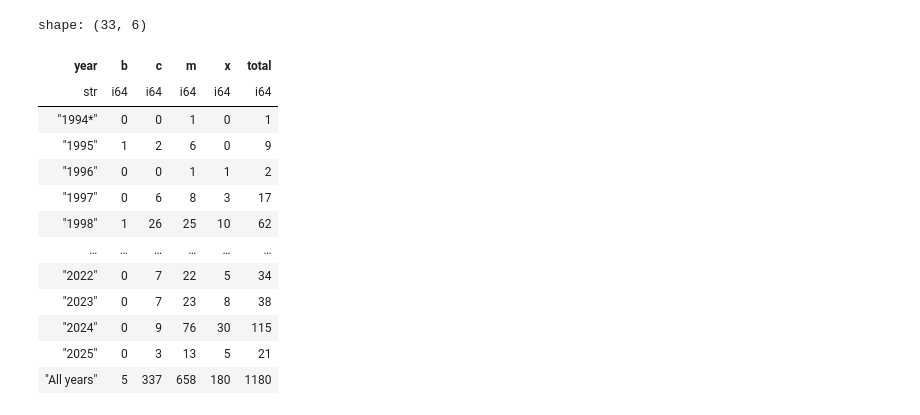
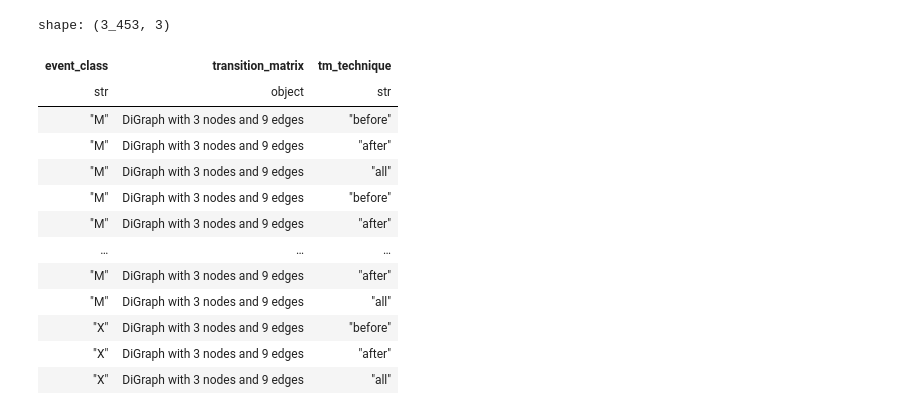
Before and after one commit to dosquisd/KONUS-HMM, a Jupyter notebook: notebooks/001_testing_around.ipynb, the cells around one changed output. Saved outputs shown, nothing was run; the diff lists cells and outputs as text; code cells hidden in the pictures.

Commit message:
feat: make the firsts test using transition matrices and markov analysis

```diff
--- a/notebooks/001_testing_around.ipynb
+++ b/notebooks/001_testing_around.ipynb
@@ -25,17 +18,0 @@ shape: (3_542, 11)
-# %%
-pl.read_csv(DATADIR / "solar_events_metadata.csv").drop("href")
-# %% [output]
-shape: (33, 6)
-| year | b | c | m | x | total |
-| str | i64 | i64 | i64 | i64 | i64 |
-| "1994*" | 0 | 0 | 1 | 0 | 1 |
-| "1995" | 1 | 2 | 6 | 0 | 9 |
-| "1996" | 0 | 0 | 1 | 1 | 2 |
-| "1997" | 0 | 6 | 8 | 3 | 17 |
-| "1998" | 1 | 26 | 25 | 10 | 62 |
-| … | … | … | … | … | … |
-| "2022" | 0 | 7 | 22 | 5 | 34 |
-| "2023" | 0 | 7 | 23 | 8 | 38 |
-| "2024" | 0 | 9 | 76 | 30 | 115 |
-| "2025" | 0 | 3 | 13 | 5 | 21 |
-| "All years" | 5 | 337 | 658 | 180 | 1180 |
@@ -41,0 +155,18 @@ shape: (33, 6)
+# %%
+events_df = pl.DataFrame(events, schema=["event_class", "transition_matrix", "tm_technique"])
+events_df
+# %% [output]
+shape: (3_453, 3)
+| event_class | transition_matrix | tm_technique |
+| str | object | str |
+| "M" | DiGraph with 3 nodes and 9 edges | "before" |
+| "M" | DiGraph with 3 nodes and 9 edges | "after" |
+| "M" | DiGraph with 3 nodes and 9 edges | "all" |
+| "M" | DiGraph with 3 nodes and 9 edges | "before" |
+| "M" | DiGraph with 3 nodes and 9 edges | "after" |
+| … | … | … |
+| "M" | DiGraph with 3 nodes and 9 edges | "after" |
+| "M" | DiGraph with 3 nodes and 9 edges | "all" |
+| "X" | DiGraph with 3 nodes and 9 edges | "before" |
+| "X" | DiGraph with 3 nodes and 9 edges | "after" |
+| "X" | DiGraph with 3 nodes and 9 edges | "all" |
```
Also changed, not shown: parts of 7 cells of this notebook, 2 other files.
